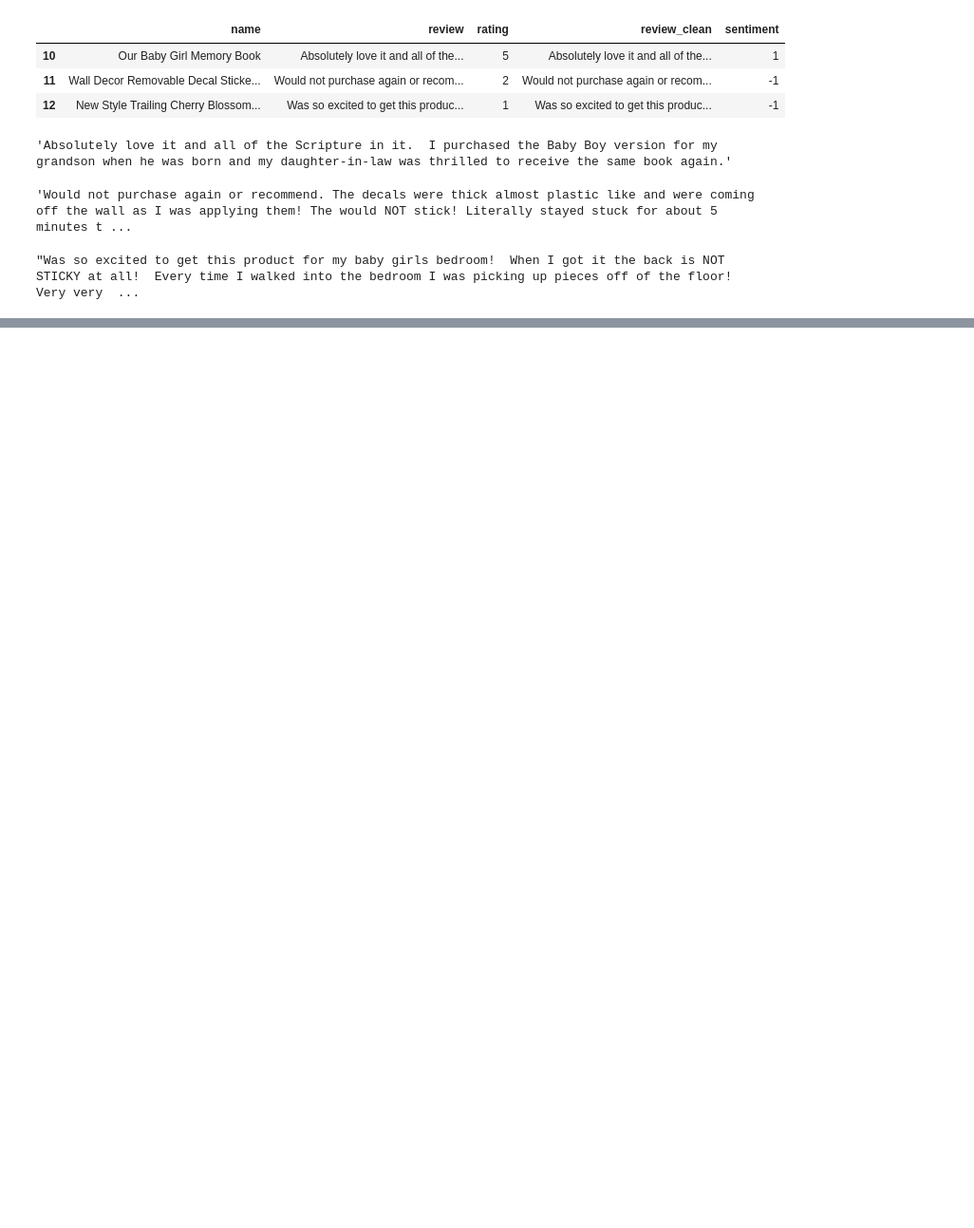
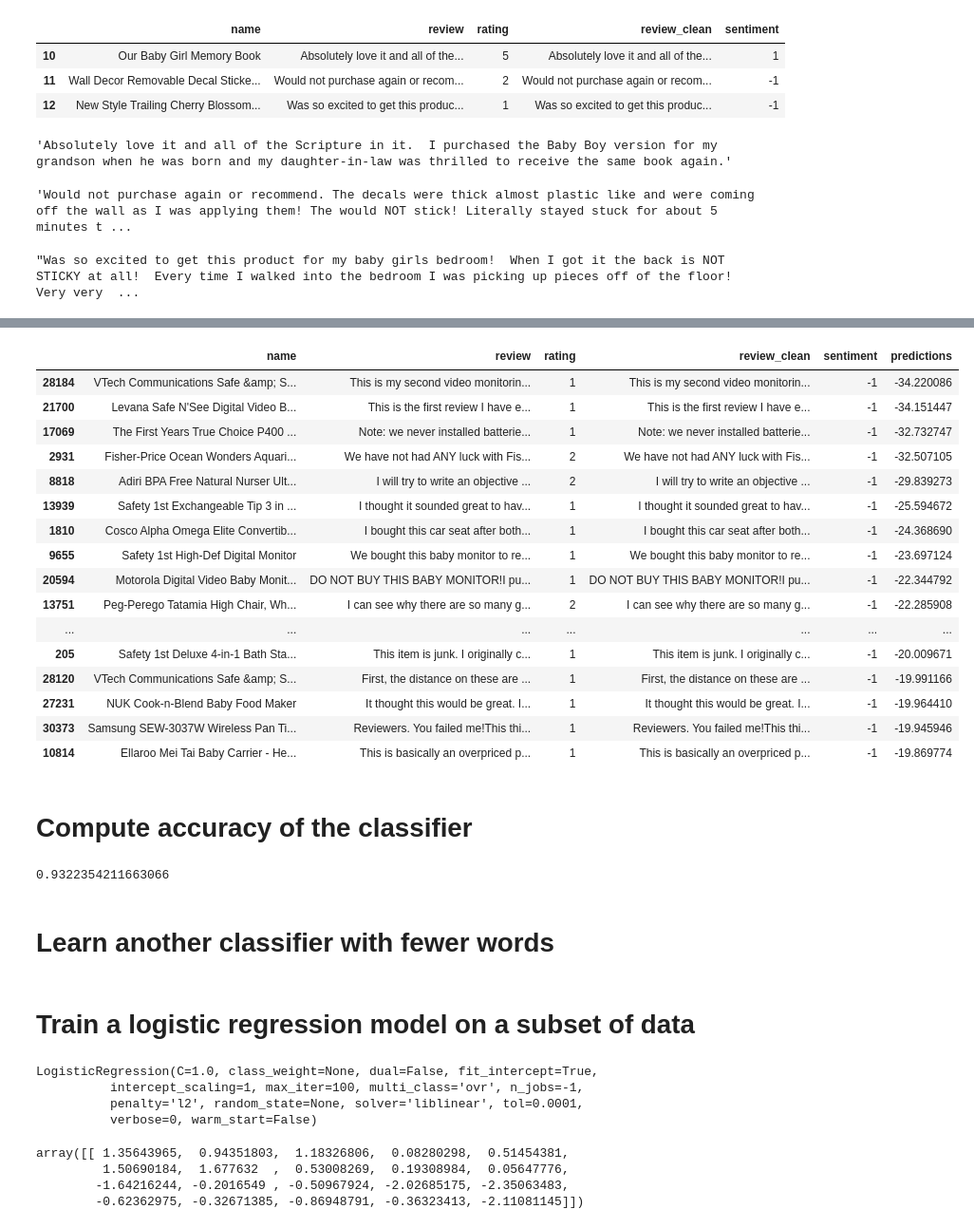
Before and after one commit to liangste/MOOC, a Jupyter notebook: UW_MachineLearning_Classification/week1/assignment.ipynb, the cells around one changed output, grey strips where cells are left out. Shown at 95% size. Drawn from its saved outputs; the diff is of its cells as text; code cells hidden in the pictures; blank space fills up the shorter version.

```diff
--- a/UW_MachineLearning_Classification/week1/assignment.ipynb
+++ b/UW_MachineLearning_Classification/week1/assignment.ipynb
@@ -116,0 +183,33 @@ print(scores)
+# %%
+bottom_20 = test_data.sort_values(by='predictions', ascending=True).head(20)
+bottom_20
+# %% [output]
+|  | name | review | rating | review_clean | sentiment | predictions |
+| 28184 | VTech Communications Safe &amp; S... | This is my second video monitorin... | 1 | This is my second video monitorin... | -1 | -34.220086 |
+| 21700 | Levana Safe N'See Digital Video B... | This is the first review I have e... | 1 | This is the first review I have e... | -1 | -34.151447 |
+| 17069 | The First Years True Choice P400 ... | Note: we never installed batterie... | 1 | Note: we never installed batterie... | -1 | -32.732747 |
+| 2931 | Fisher-Price Ocean Wonders Aquari... | We have not had ANY luck with Fis... | 2 | We have not had ANY luck with Fis... | -1 | -32.507105 |
+| 8818 | Adiri BPA Free Natural Nurser Ult... | I will try to write an objective ... | 2 | I will try to write an objective ... | -1 | -29.839273 |
+| 13939 | Safety 1st Exchangeable Tip 3 in ... | I thought it sounded great to hav... | 1 | I thought it sounded great to hav... | -1 | -25.594672 |
+| 1810 | Cosco Alpha Omega Elite Convertib... | I bought this car seat after both... | 1 | I bought this car seat after both... | -1 | -24.368690 |
+| 9655 | Safety 1st High-Def Digital Monitor | We bought this baby monitor to re... | 1 | We bought this baby monitor to re... | -1 | -23.697124 |
+| 20594 | Motorola Digital Video Baby Monit... | DO NOT BUY THIS BABY MONITOR!I pu... | 1 | DO NOT BUY THIS BABY MONITOR!I pu... | -1 | -22.344792 |
+| 13751 | Peg-Perego Tatamia High Chair, Wh... | I can see why there are so many g... | 2 | I can see why there are so many g... | -1 | -22.285908 |
+| ... | ... | ... | ... | ... | ... | ... |
+| 205 | Safety 1st Deluxe 4-in-1 Bath Sta... | This item is junk. I originally c... | 1 | This item is junk. I originally c... | -1 | -20.009671 |
+| 28120 | VTech Communications Safe &amp; S... | First, the distance on these are ... | 1 | First, the distance on these are ... | -1 | -19.991166 |
+| 27231 | NUK Cook-n-Blend Baby Food Maker | It thought this would be great. I... | 1 | It thought this would be great. I... | -1 | -19.964410 |
+| 30373 | Samsung SEW-3037W Wireless Pan Ti... | Reviewers. You failed me!This thi... | 1 | Reviewers. You failed me!This thi... | -1 | -19.945946 |
+| 10814 | Ellaroo Mei Tai Baby Carrier - He... | This is basically an overpriced p... | 1 | This is basically an overpriced p... | -1 | -19.869774 |
+# %% [markdown]
+# Compute accuracy of the classifier
+# %%
+total_n = len(test_data)
+tp = len(test_data[(test_data['sentiment'] == 1) & (test_data['predictions'] > 0.)])
+tn = len(test_data[(test_data['sentiment'] == -1) & (test_data['predictions'] < 0.)])
+accuracy = (tp + tn) / total_n
+accuracy
+# %% [output]
+0.9322354211663066
+# %% [markdown]
+# Learn another classifier with fewer words
@@ -116,0 +224,17 @@ print(scores)
+# %% [markdown]
+# Train a logistic regression model on a subset of data
+# %%
+simple_model = linear_model.LogisticRegression(n_jobs=-1)
+simple_model.fit(train_matrix_word_subset, train_data['sentiment'])
+# %% [output]
+LogisticRegression(C=1.0, class_weight=None, dual=False, fit_intercept=True,
+          intercept_scaling=1, max_iter=100, multi_class='ovr', n_jobs=-1,
+          penalty='l2', random_state=None, solver='liblinear', tol=0.0001,
+          verbose=0, warm_start=False)
+# %%
+simple_model.coef_
+# %% [output]
+array([[ 1.35643965,  0.94351803,  1.18326806,  0.08280298,  0.51454381,
+         1.50690184,  1.677632  ,  0.53008269,  0.19308984,  0.05647776,
+        -1.64216244, -0.2016549 , -0.50967924, -2.02685175, -2.35063483,
+        -0.62362975, -0.32671385, -0.86948791, -0.36323413, -2.11081145]])
```
Also changed, not shown: parts of 39 cells of this notebook, 9 other files.
